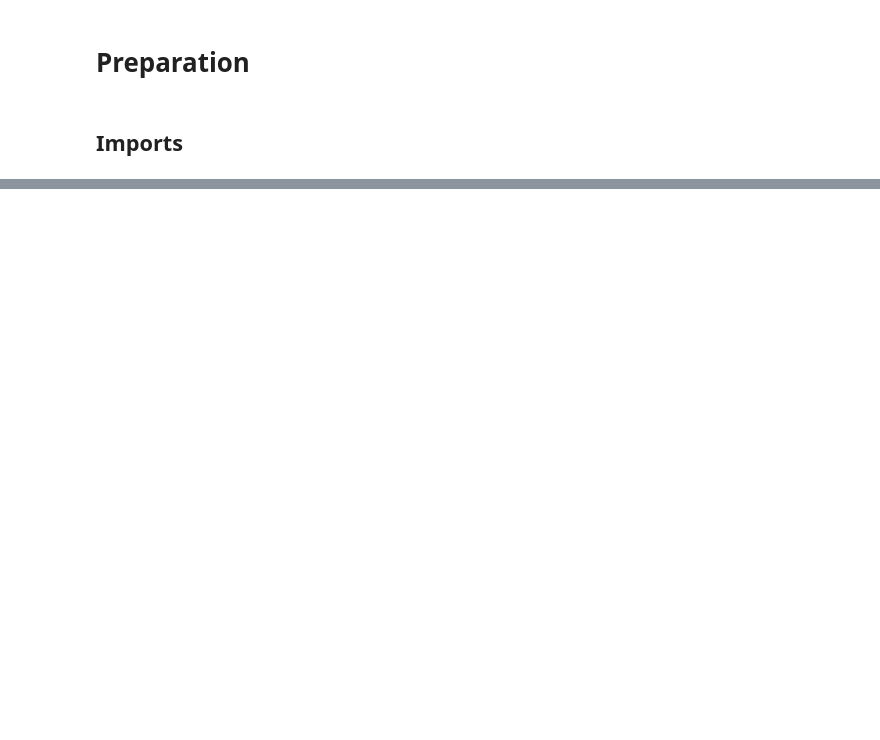
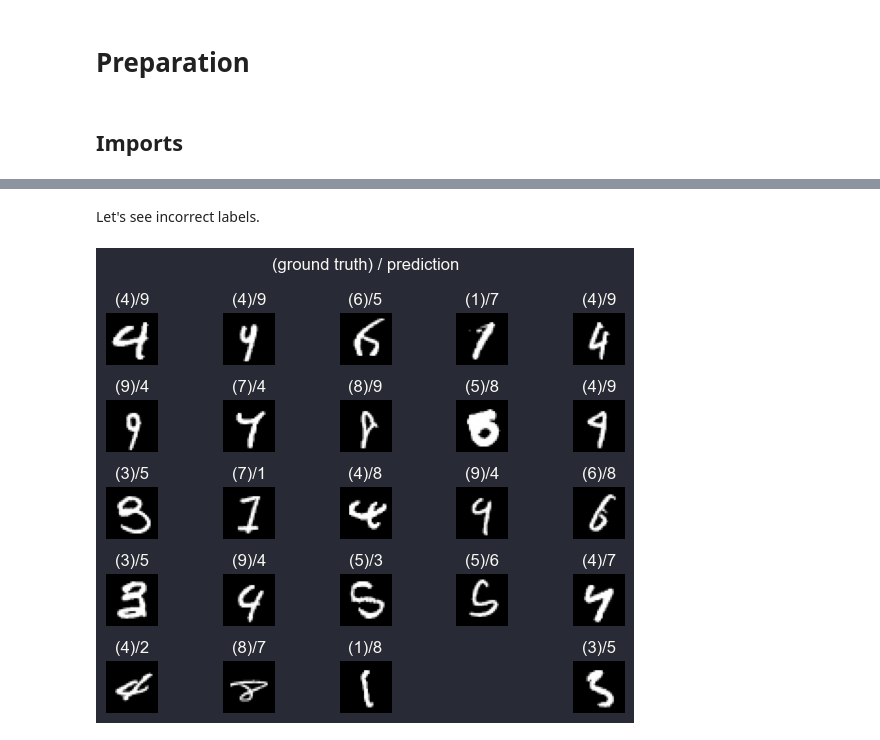
Before and after one commit to alex-werben/Deep-Learning, a Jupyter notebook: mnist_cnn.ipynb, the cells around one changed output, grey strips where cells are left out. Cells and saved outputs as stored; diff of their text form; code cells hidden in the pictures; blank space fills up the shorter version.

```diff
--- a/mnist_cnn.ipynb
+++ b/mnist_cnn.ipynb
@@ -252,0 +246,18 @@ result.to_csv("submission.csv", index=False)
+# %% [markdown]
+Let's see incorrect labels.
+# %%
+count = 1
+plt.suptitle("(ground truth) / prediction")
+for idx, (X, y) in enumerate(mnist_train_loader):
+    if count > 25:
+        break
+    for i in range(128):
+        if count <= 25 and y[i].item() != predictions[-1][idx][i].argmax().item():
+            plt.subplot(5,5,count)
+            plt.imshow(X[i][0], cmap=plt.cm.Greys_r)
+            plt.title(f"({y[i].item()})/{predictions[-1][idx][i].argmax().item()}")
+            plt.axis("off")
+            plt.tight_layout()
+            count += 1
+# %% [output]
+[figure, added]
```
Also changed, not shown: parts of 40 cells of this notebook.
